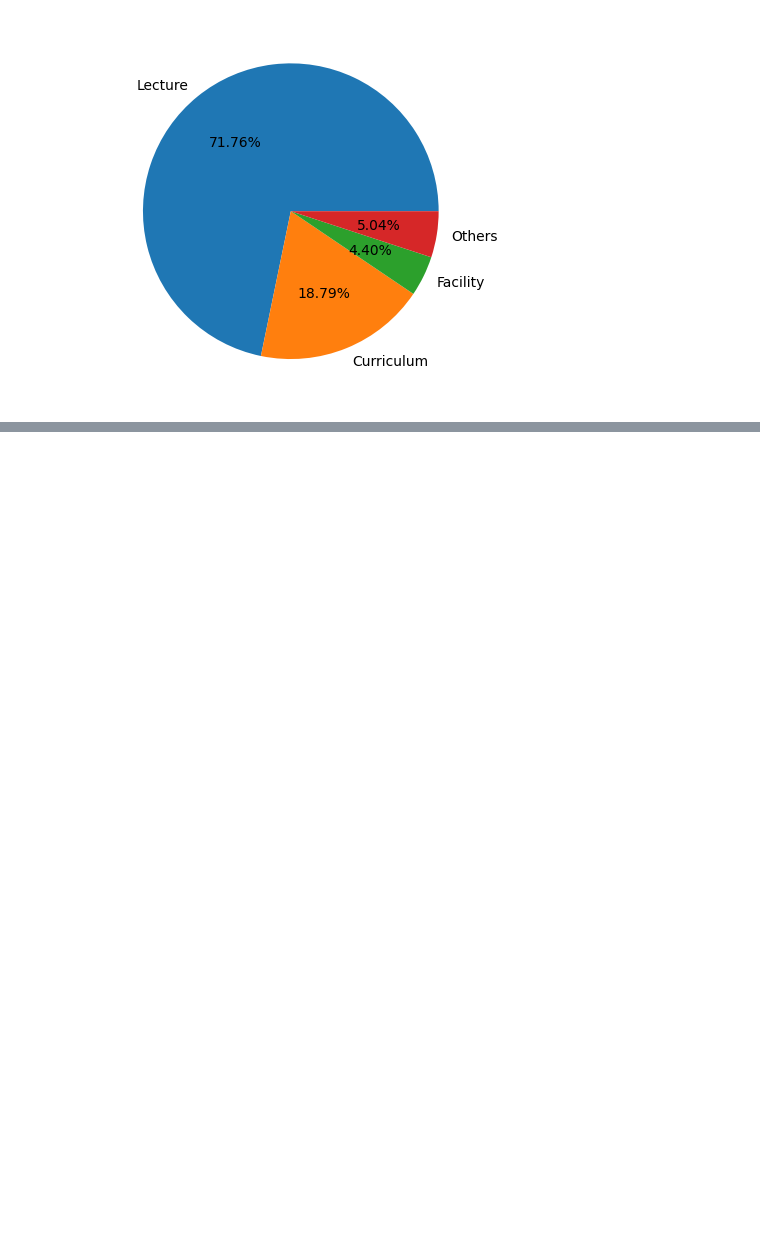
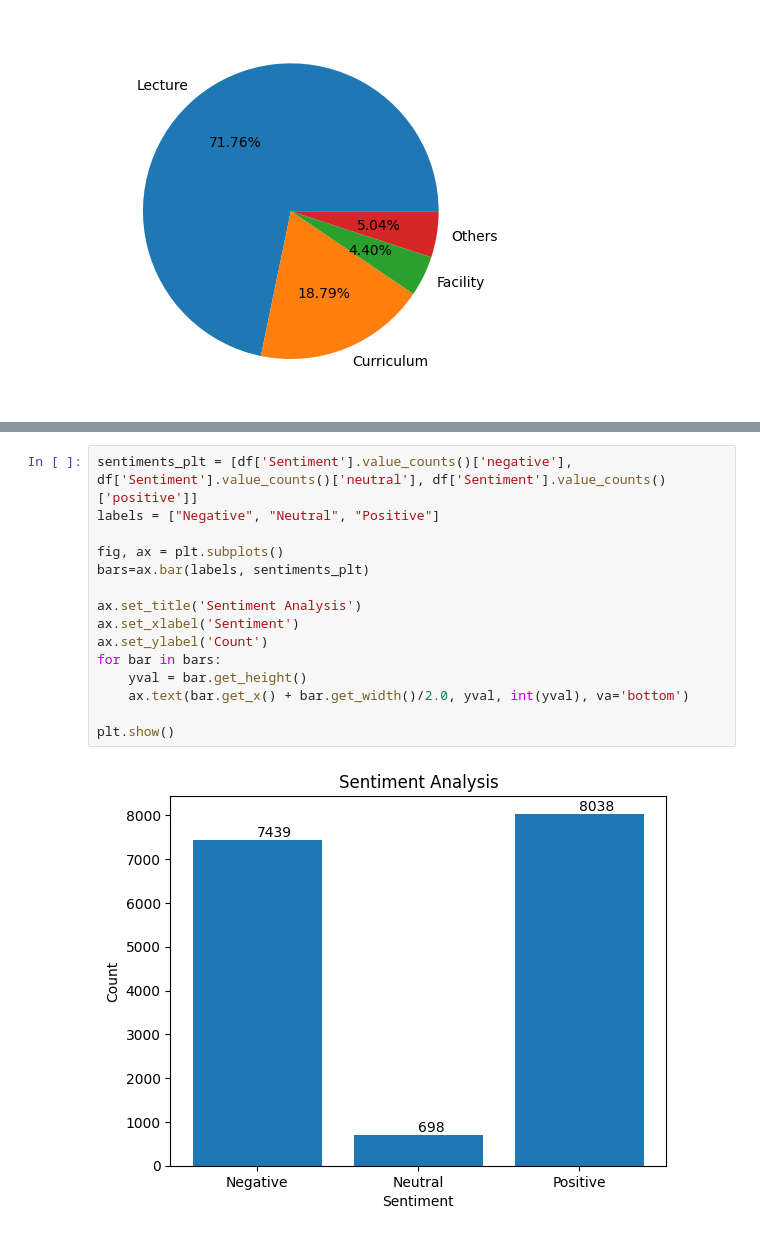
Before and after one commit to dinhanit/FPT_Chat, a Jupyter notebook: EDA/EDA.ipynb, the cells around one changed output, grey strips where cells are left out. Cells and saved outputs as stored; diff of their text form; blank space fills up the shorter version.

```diff
--- a/EDA/EDA.ipynb
+++ b/EDA/EDA.ipynb
@@ -118,0 +126,17 @@ ax.pie(topic_plt, labels=labels, autopct='%1.2f%%')
+# %%
+sentiments_plt = [df['Sentiment'].value_counts()['negative'], df['Sentiment'].value_counts()['neutral'], df['Sentiment'].value_counts()['positive']]
+labels = ["Negative", "Neutral", "Positive"]
+
+fig, ax = plt.subplots()
+bars=ax.bar(labels, sentiments_plt)
+
+ax.set_title('Sentiment Analysis')
+ax.set_xlabel('Sentiment')
+ax.set_ylabel('Count')
+for bar in bars:
+    yval = bar.get_height()
+    ax.text(bar.get_x() + bar.get_width()/2.0, yval, int(yval), va='bottom')
+
+plt.show()
+# %% [output]
+[figure, added]
```
Also changed, not shown: parts of 2 cells of this notebook.
